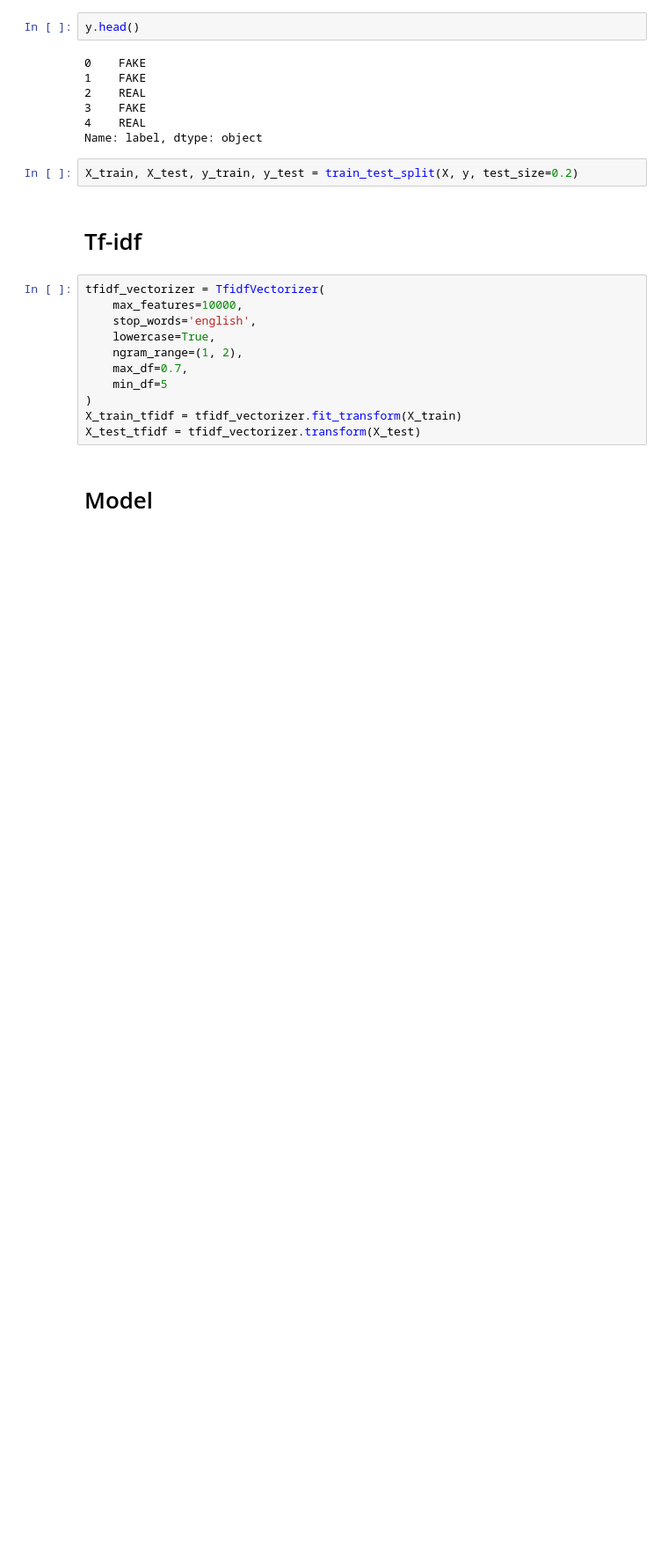
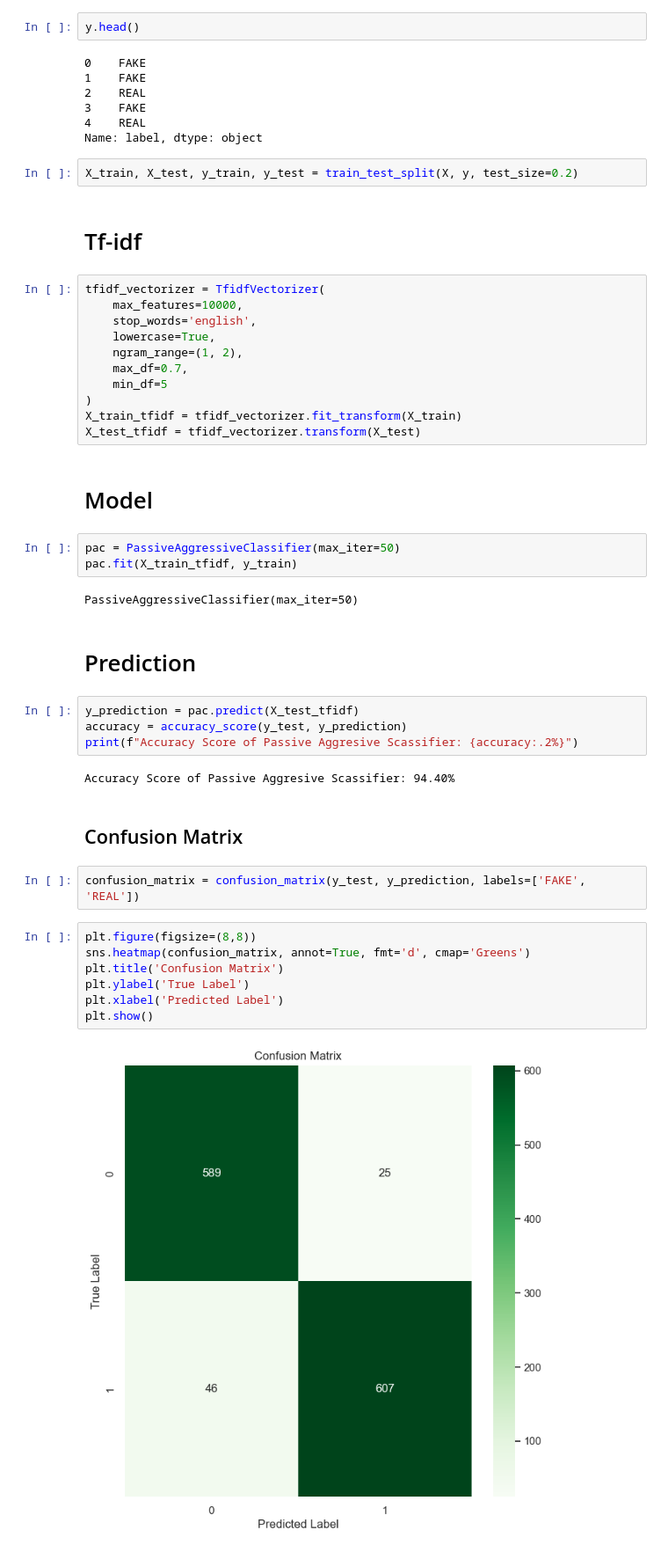
Before and after one commit to himynameisartem/Fake_news_detector_ML, a Jupyter notebook: Fake_news_detector.ipynb, the cells around one changed output. Shown at 88% size. Saved outputs shown, nothing was run; the diff lists cells and outputs as text; blank space fills up the shorter version.

Commit message:
add model and learn. Predict and test
1.Add passive agressive classifire
2.Learned model
3.Predict, evaluation
4.Add confusion matrix chart

```diff
--- a/Fake_news_detector.ipynb
+++ b/Fake_news_detector.ipynb
@@ -89,3 +92,29 @@ X_train_tfidf = tfidf_vectorizer.fit_transform(X_train)
 X_test_tfidf = tfidf_vectorizer.transform(X_test)
 # %% [markdown]
 # Model
+# %%
+pac = PassiveAggressiveClassifier(max_iter=50)
+pac.fit(X_train_tfidf, y_train)
+# %% [output]
+PassiveAggressiveClassifier(max_iter=50)
+# %% [markdown]
+# Prediction
+# %%
+y_prediction = pac.predict(X_test_tfidf)
+accuracy = accuracy_score(y_test, y_prediction)
+print(f"Accuracy Score of Passive Aggresive Scassifier: {accuracy:.2%}")
+# %% [output]
+Accuracy Score of Passive Aggresive Scassifier: 94.40%
+# %% [markdown]
+## Confusion Matrix
+# %%
+confusion_matrix = confusion_matrix(y_test, y_prediction, labels=['FAKE', 'REAL'])
+# %%
+plt.figure(figsize=(8,8))
+sns.heatmap(confusion_matrix, annot=True, fmt='d', cmap='Greens')
+plt.title('Confusion Matrix')
+plt.ylabel('True Label')
+plt.xlabel('Predicted Label')
+plt.show()
+# %% [output]
+[figure, added]
```
Also changed, not shown: parts of 1 cell of this notebook.
